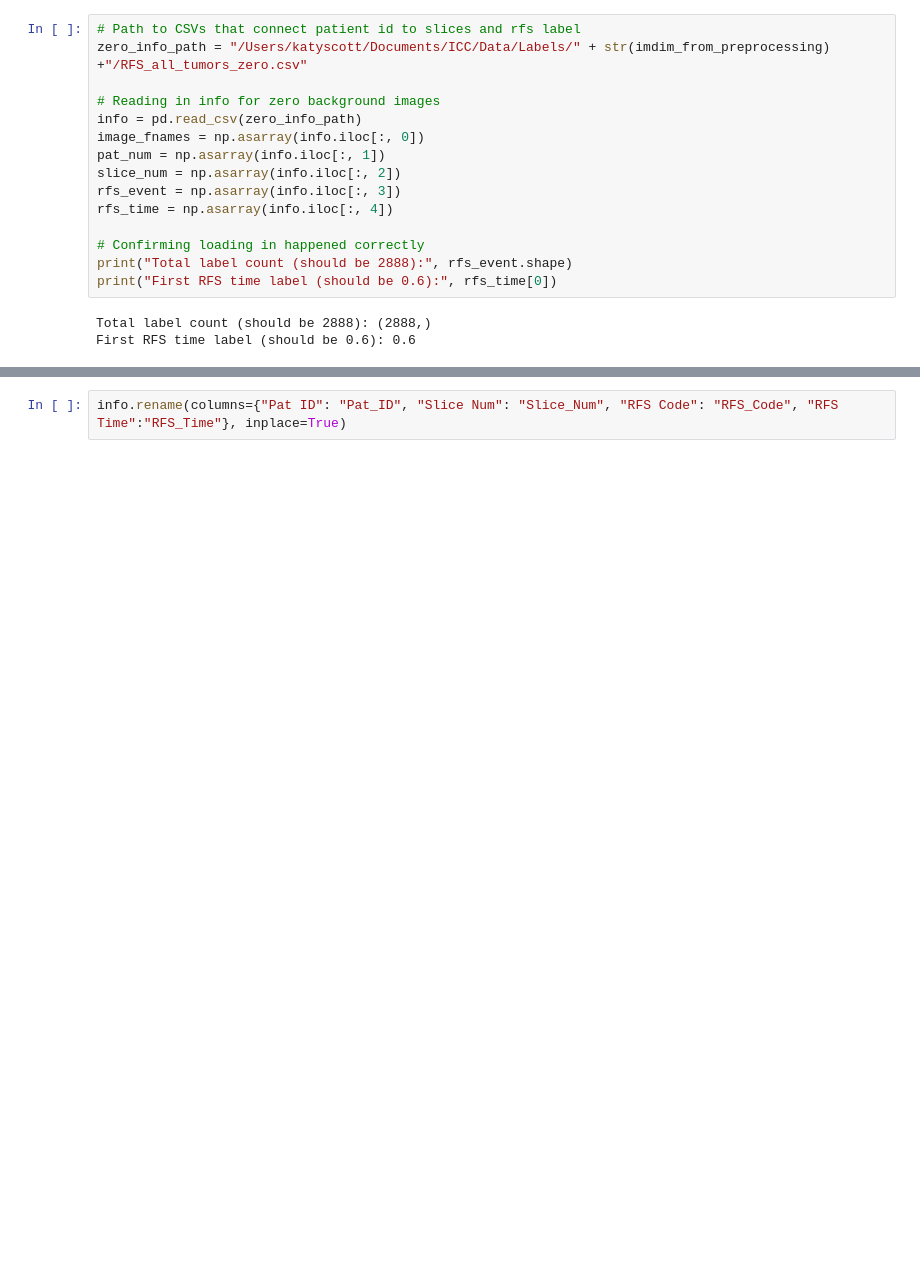
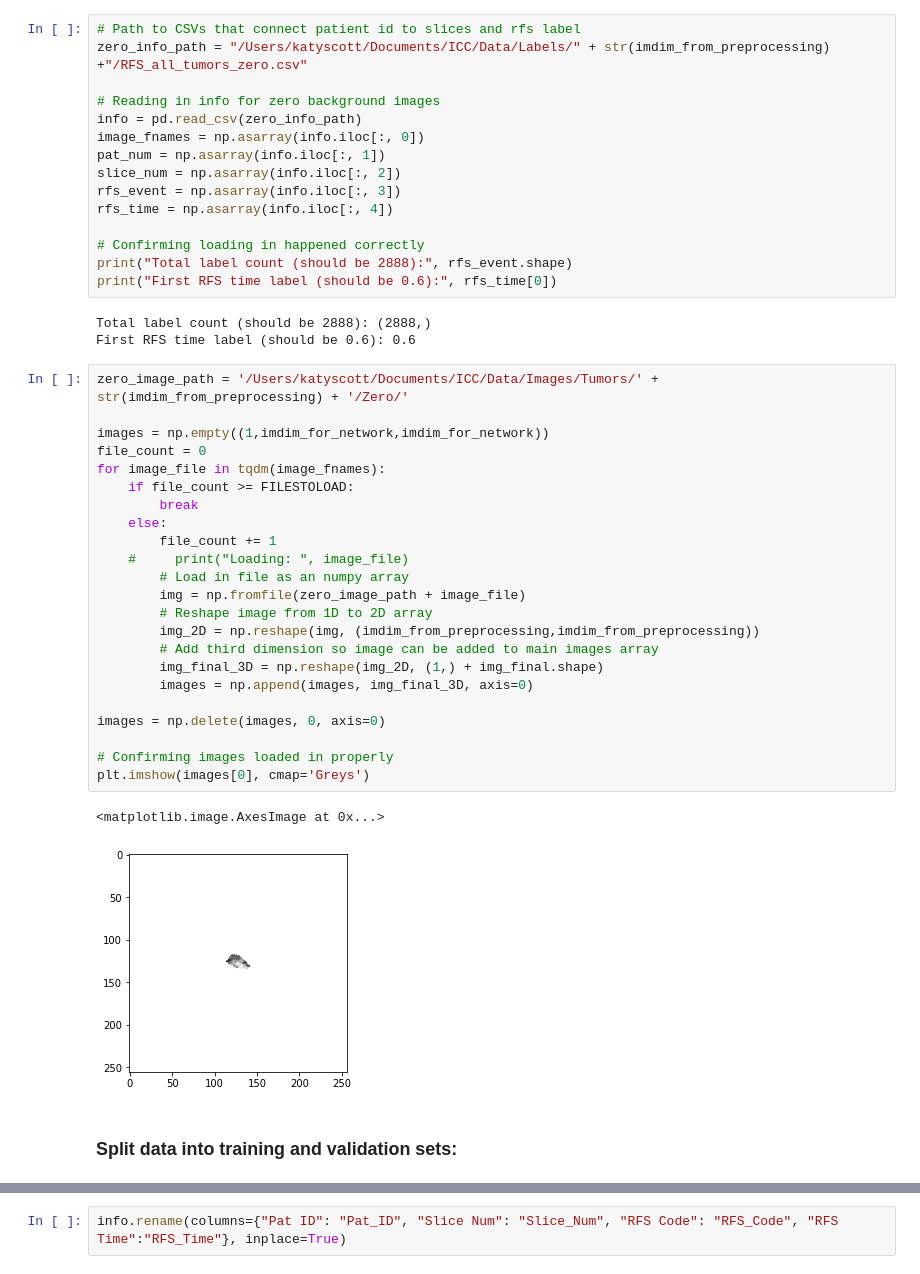
Before and after one commit to strixy16/cisc867_final_project, a Jupyter notebook: data_explore.ipynb, the cells around one changed output, grey strips where cells are left out. Cells and saved outputs as stored; diff of their text form; blank space fills up the shorter version.

```diff
--- a/data_explore.ipynb
+++ b/data_explore.ipynb
@@ -38,6 +41,34 @@ print("First RFS time label (should be 0.6):", rfs_time[0])
 # %% [output]
 Total label count (should be 2888): (2888,)
 First RFS time label (should be 0.6): 0.6
+# %%
+zero_image_path = '/Users/katyscott/Documents/ICC/Data/Images/Tumors/' + str(imdim_from_preprocessing) + '/Zero/'
+
+images = np.empty((1,imdim_for_network,imdim_for_network))
+file_count = 0
+for image_file in tqdm(image_fnames):
+    if file_count >= FILESTOLOAD:
+        break
+    else:
+        file_count += 1
+    #     print("Loading: ", image_file)
+        # Load in file as an numpy array
+        img = np.fromfile(zero_image_path + image_file)
+        # Reshape image from 1D to 2D array
+        img_2D = np.reshape(img, (imdim_from_preprocessing,imdim_from_preprocessing))
+        # Add third dimension so image can be added to main images array
+        img_final_3D = np.reshape(img_2D, (1,) + img_final.shape)
+        images = np.append(images, img_final_3D, axis=0)
+
+images = np.delete(images, 0, axis=0)
+
+# Confirming images loaded in properly
+plt.imshow(images[0], cmap='Greys')
+# %% [output]
+<matplotlib.image.AxesImage at 0x...>
+[figure, added]
+# %% [markdown]
+### Split data into training and validation sets:
 # %%
 # Splitting samples by patient and censoring code
 train_slice_indices, val_slice_indices = pat_train_test_split(pat_num[:FILESTOLOAD], rfs_event[:FILESTOLOAD], train_valid_split, random_seed)
```
Also changed, not shown: parts of 6 cells of this notebook, 1 other file.
